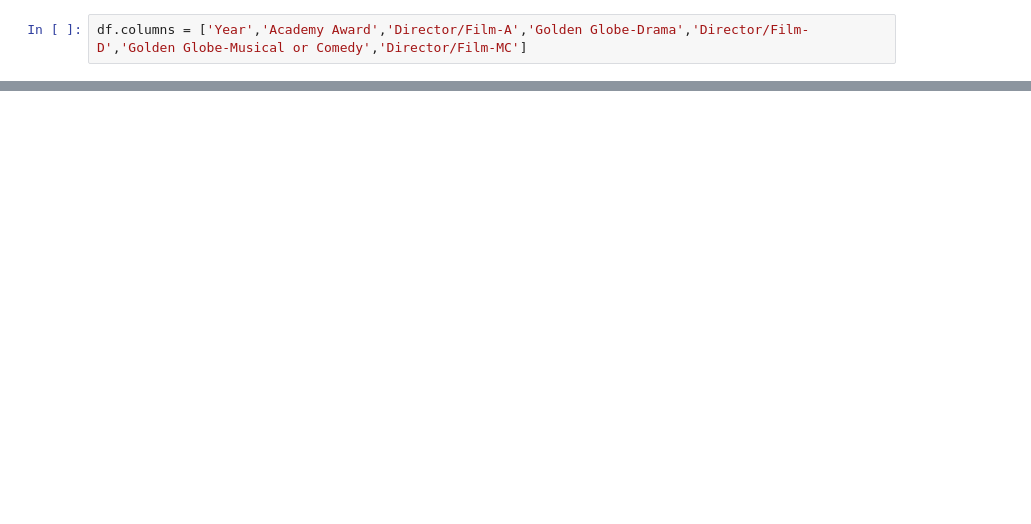
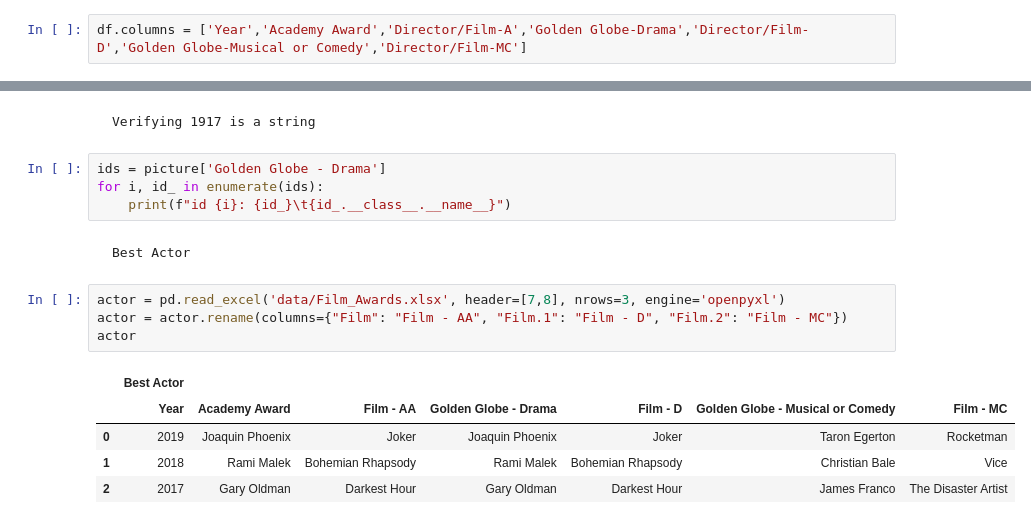
Before and after one commit to UUCompSci/AJ-DataViz, a Jupyter notebook: Chapter 1/Lab1.ipynb, the cells around one changed output, grey strips where cells are left out. Saved outputs shown, nothing was run; the diff lists cells and outputs as text; blank space fills up the shorter version.

```diff
--- a/Chapter 1/Lab1.ipynb
+++ b/Chapter 1/Lab1.ipynb
@@ -86,0 +55,18 @@ df.drop([0,4,5,7,11,12,14])
+# %% [markdown]
+    Verifying 1917 is a string
+# %%
+ids = picture['Golden Globe - Drama']
+for i, id_ in enumerate(ids):
+    print(f"id {i}: {id_}\t{id_.__class__.__name__}")
+# %% [markdown]
+    Best Actor
+# %%
+actor = pd.read_excel('data/Film_Awards.xlsx', header=[7,8], nrows=3, engine='openpyxl')
+actor = actor.rename(columns={"Film": "Film - AA", "Film.1": "Film - D", "Film.2": "Film - MC"})
+actor
+# %% [output]
+|  | Best Actor |  |  |  |  |  |  |
+|  | Year | Academy Award | Film - AA | Golden Globe - Drama | Film - D | Golden Globe - Musical or Comedy | Film - MC |
+| 0 | 2019 | Joaquin Phoenix | Joker | Joaquin Phoenix | Joker | Taron Egerton | Rocketman |
+| 1 | 2018 | Rami Malek | Bohemian Rhapsody | Rami Malek | Bohemian Rhapsody | Christian Bale | Vice |
+| 2 | 2017 | Gary Oldman | Darkest Hour | Gary Oldman | Darkest Hour | James Franco | The Disaster Artist |
```
Also changed, not shown: parts of 42 cells of this notebook, 1 other file.
